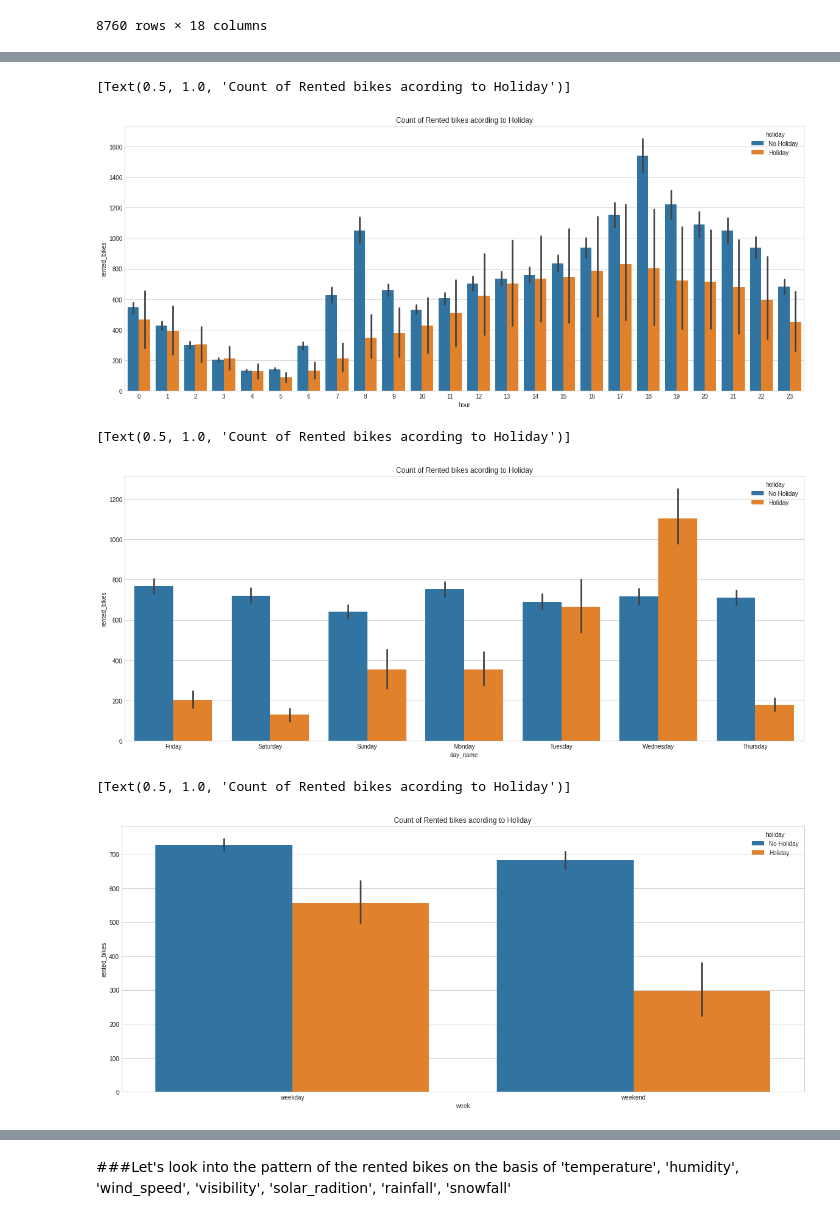
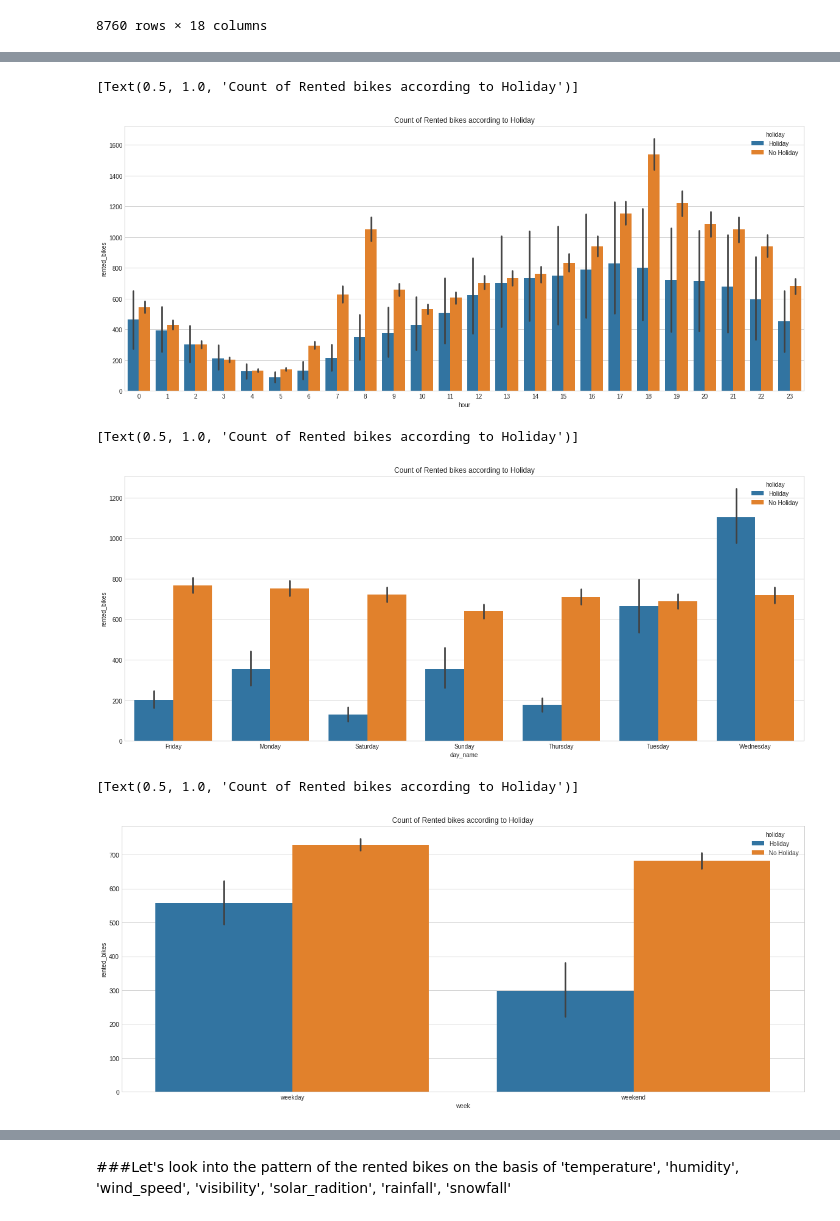
Before and after one commit to chvikas/bike-sharing-demand-prediction, a Jupyter notebook: Bike_Sharing_Demand_Prediction_Capstone_Project.ipynb, the cells around one changed output, grey strips where cells are left out. Cells and saved outputs as stored; diff of their text form; code cells hidden in the pictures.

```diff
--- a/Bike_Sharing_Demand_Prediction_Capstone_Project.ipynb
+++ b/Bike_Sharing_Demand_Prediction_Capstone_Project.ipynb
@@ -213,6 +213,13 @@ df['functioning_day'].value_counts()
 Yes    8465
 No      295
 Name: functioning_day, dtype: int64
+# %%
+#Let's divide the columns into 'numerical' and 'categorical'
+#'hour', 'seasons', 'holiday', 'functioning_day','month','month_name','day','day_name','week'
+
+categorical_columns=['hour', 'seasons', 'holiday', 'functioning_day','month','month_name','day','day_name','week']
+for col in categorical_columns:
+  df[col]=df[col].astype('category')
 # %%
 #Heatmap for co-relation in features
 plt.figure(figsize=(17, 9))
@@ -243,5 +250,4 @@ df
 8760 rows × 18 columns
 # %%
 #Dividing the independent columns into 'numerical' and 'categorical'
-numerical_columns = ['hour','temperature','humidity','wind_speed','visibility','solar_radiation','rainfall','snowfall']
-categorical_columns = ['seasons', 'holiday','functioning_day','month_name','day_name','week']
+numerical_columns = ['temperature','humidity','wind_speed','visibility','solar_radiation','rainfall','snowfall']
@@ -282,26 +285,26 @@ for col in temp_list:
 #Look into the bike rental based on 'holiday' on the basis of 'hour', 'week', 'month', 'season'
 fig,ax=plt.subplots(figsize=(20,8))
 sns.barplot(data=df,x='hour',y='rented_bikes',hue='holiday',ax=ax)
-ax.set(title='Count of Rented bikes acording to Holiday')
+ax.set(title='Count of Rented bikes according to Holiday')
 # %% [output]
-[Text(0.5, 1.0, 'Count of Rented bikes acording to Holiday')]
+[Text(0.5, 1.0, 'Count of Rented bikes according to Holiday')]
-[figure, old version]
+[figure, new version]
 # %%
 #Look into the bike rental based on 'holiday' on the basis of 'hour', 'week', 'month', 'season'
 fig,ax=plt.subplots(figsize=(20,8))
 sns.barplot(data=df,x='day_name',y='rented_bikes',hue='holiday',ax=ax)
-ax.set(title='Count of Rented bikes acording to Holiday')
+ax.set(title='Count of Rented bikes according to Holiday')
 # %% [output]
-[Text(0.5, 1.0, 'Count of Rented bikes acording to Holiday')]
+[Text(0.5, 1.0, 'Count of Rented bikes according to Holiday')]
-[figure, old version]
+[figure, new version]
 # %%
 #Look into the bike rental based on 'holiday' on the basis of 'hour', 'week', 'month', 'season'
 fig,ax=plt.subplots(figsize=(20,8))
 sns.barplot(data=df,x='week',y='rented_bikes',hue='holiday',ax=ax)
-ax.set(title='Count of Rented bikes acording to Holiday')
+ax.set(title='Count of Rented bikes according to Holiday')
 # %% [output]
-[Text(0.5, 1.0, 'Count of Rented bikes acording to Holiday')]
+[Text(0.5, 1.0, 'Count of Rented bikes according to Holiday')]
-[figure, old version]
+[figure, new version]
 # %%
 #Look into the bike rental based on 'holiday' on the basis of 'hour', 'week', 'month', 'season'
 fig,ax=plt.subplots(figsize=(20,8))
```
Also changed, not shown: parts of 50 cells of this notebook.
